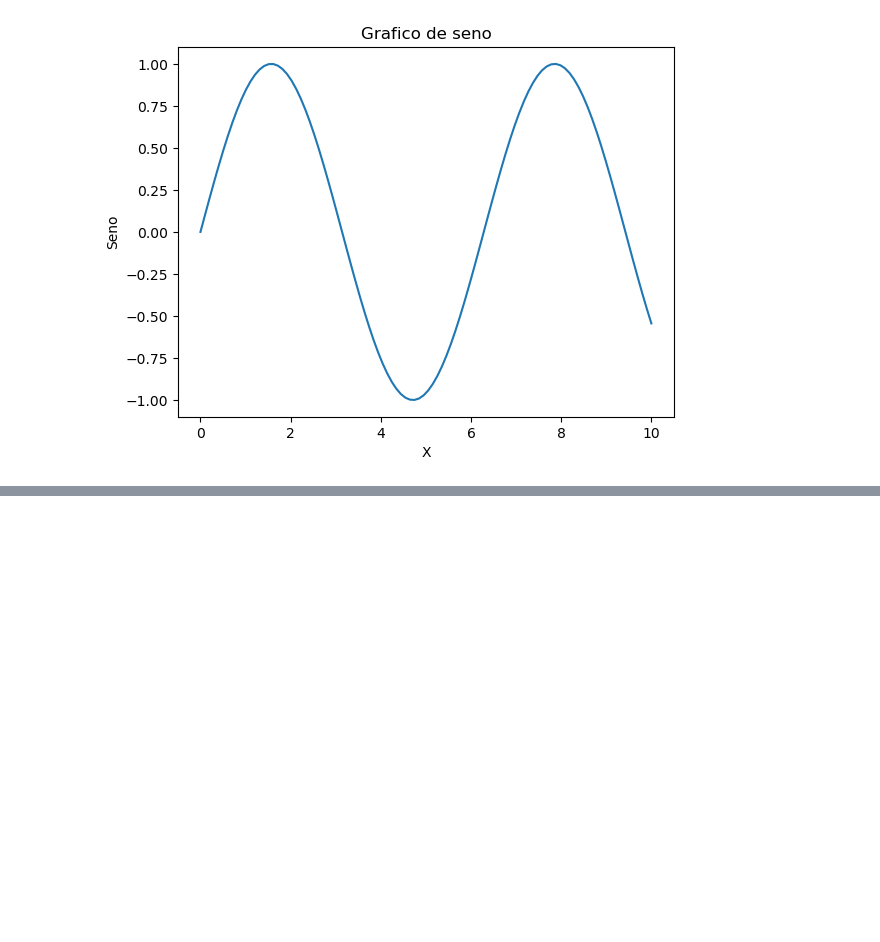
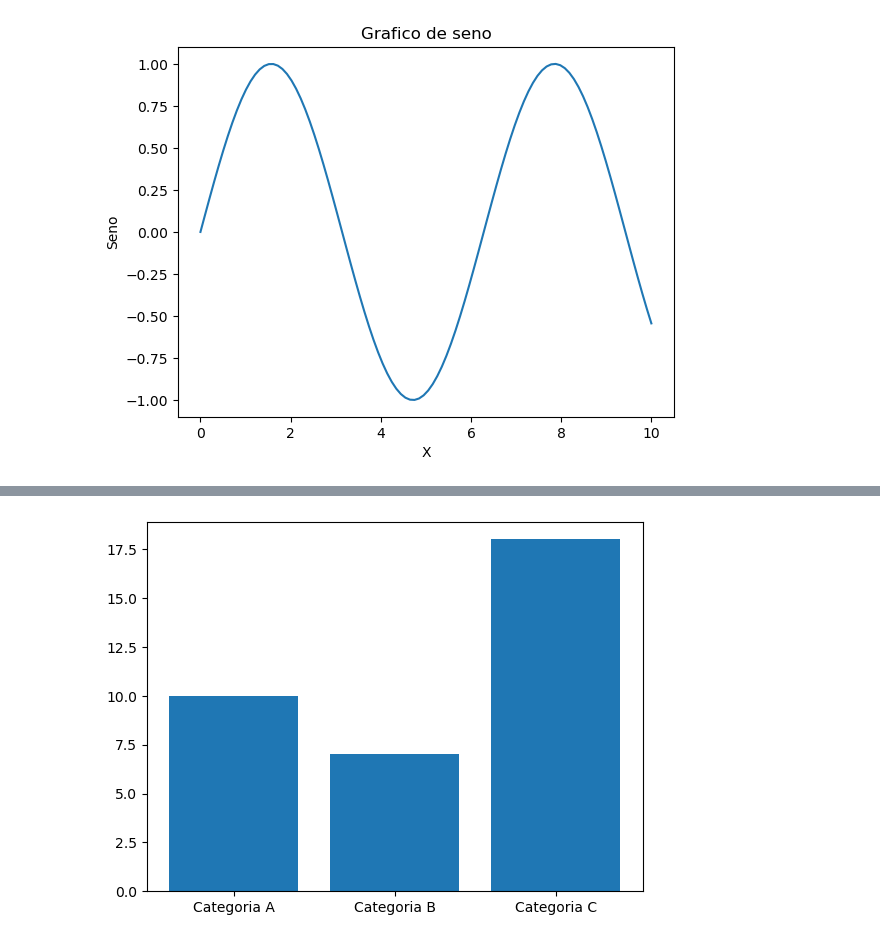
Before and after one commit to Jarez25/data_science, a Jupyter notebook: class2.ipynb, the cells around one changed output, grey strips where cells are left out. Drawn from its saved outputs; the diff is of its cells as text; code cells hidden in the pictures; blank space fills up the shorter version.

```diff
--- a/class2.ipynb
+++ b/class2.ipynb
@@ -17,0 +29,8 @@ plt.show()
+# %%
+fig, ax = plt.subplots()
+cartegorias = ['Categoria A', 'Categoria B', 'Categoria C']
+valores = [10,7,18]
+ax.bar( x = cartegorias,height = valores)
+plt.show()
+# %% [output]
+[figure, added]
```
Also changed, not shown: parts of 2 cells of this notebook, 1 other file.
